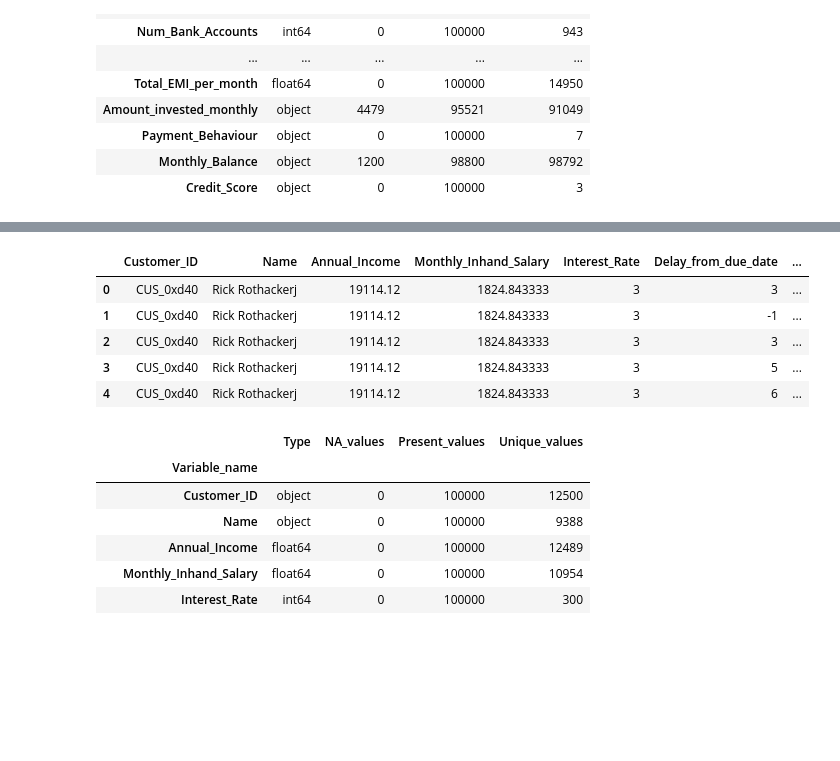
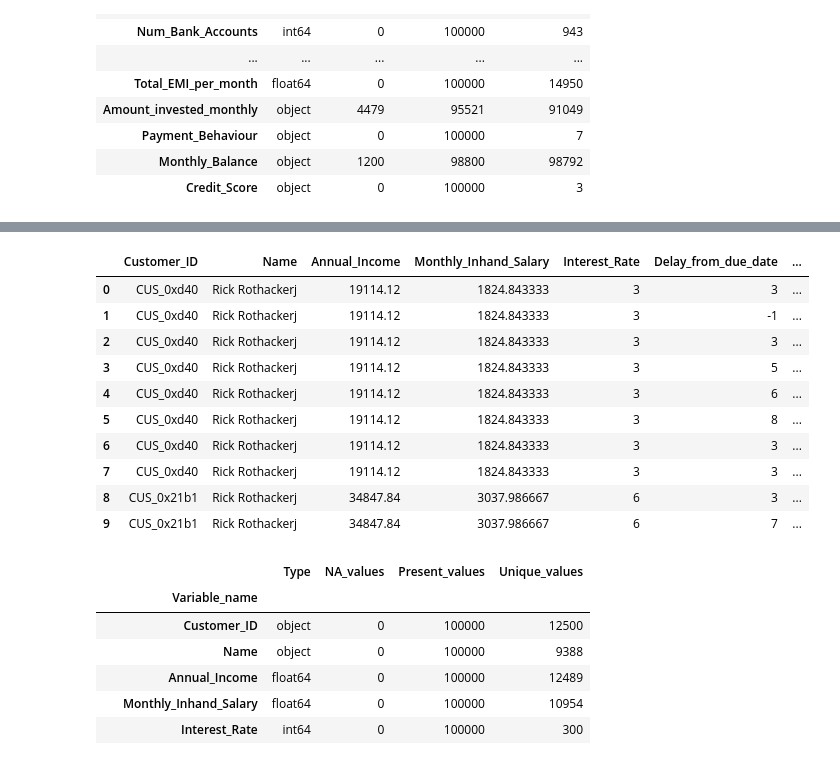
Before and after one commit to EmilianoMena/Credit_Punctuation_Model, a Jupyter notebook: notebook.ipynb, the cells around one changed output, grey strips where cells are left out. Drawn from its saved outputs; the diff is of its cells as text; code cells hidden in the pictures; blank space fills up the shorter version.

```diff
--- a/notebook.ipynb
+++ b/notebook.ipynb
@@ -74,12 +106,17 @@ After this we have now the clean data that we can see below.
 # %%
-m.df2.head()
+m.df2.head(10)
 # %% [output]
 |  | Customer_ID | Name | Annual_Income | Monthly_Inhand_Salary | Interest_Rate | Delay_from_due_date | ... |
 | 0 | CUS_0xd40 | Rick Rothackerj | 19114.12 | 1824.843333 | 3 | 3 | ... |
 | 1 | CUS_0xd40 | Rick Rothackerj | 19114.12 | 1824.843333 | 3 | -1 | ... |
 | 2 | CUS_0xd40 | Rick Rothackerj | 19114.12 | 1824.843333 | 3 | 3 | ... |
 | 3 | CUS_0xd40 | Rick Rothackerj | 19114.12 | 1824.843333 | 3 | 5 | ... |
 | 4 | CUS_0xd40 | Rick Rothackerj | 19114.12 | 1824.843333 | 3 | 6 | ... |
+| 5 | CUS_0xd40 | Rick Rothackerj | 19114.12 | 1824.843333 | 3 | 8 | ... |
+| 6 | CUS_0xd40 | Rick Rothackerj | 19114.12 | 1824.843333 | 3 | 3 | ... |
+| 7 | CUS_0xd40 | Rick Rothackerj | 19114.12 | 1824.843333 | 3 | 3 | ... |
+| 8 | CUS_0x21b1 | Rick Rothackerj | 34847.84 | 3037.986667 | 6 | 3 | ... |
+| 9 | CUS_0x21b1 | Rick Rothackerj | 34847.84 | 3037.986667 | 6 | 7 | ... |
 # %%
 m.data_info_2
 # %% [output]
```
Also changed, not shown: parts of 13 cells of this notebook, 5 other files.
